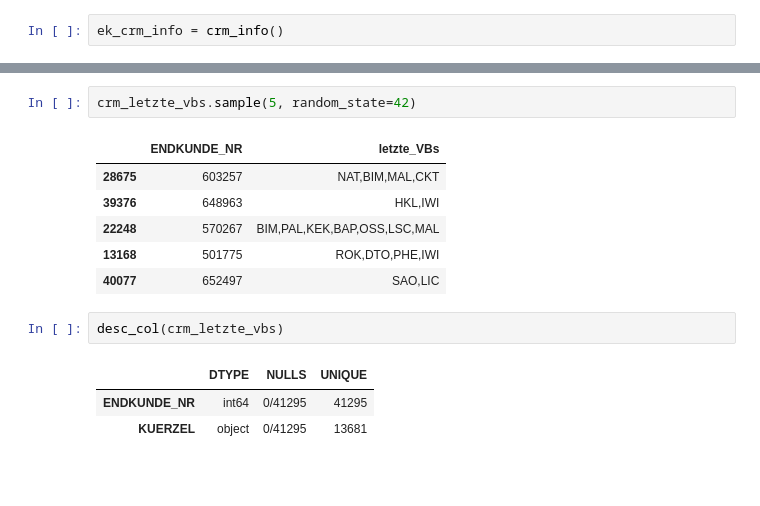
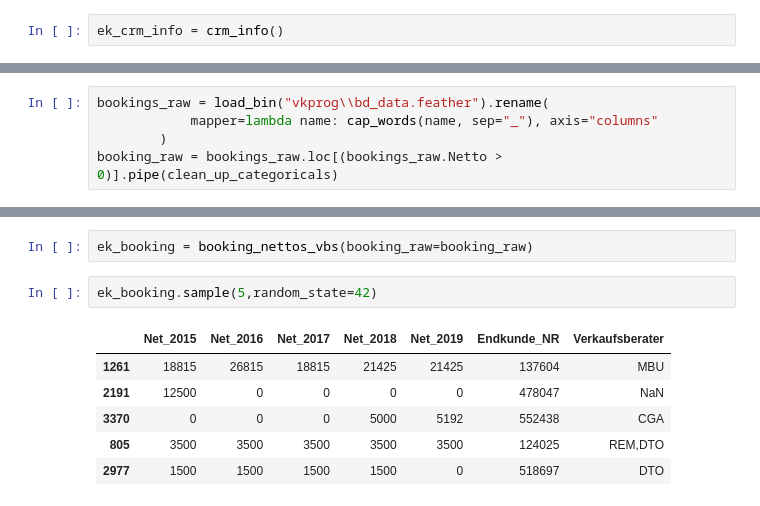
Before and after one commit to apgsga-stc/PredictiveAnalyticsPython, a Jupyter notebook: vkprog_analyse/scribbles.ipynb, the cells around one changed output, grey strips where cells are left out. Drawn from its saved outputs; the diff is of its cells as text; blank space fills up the shorter version.

Commit message:
End of day
there's an error in the yearly nettos. will fix tomorrow!

```diff
--- a/vkprog_analyse/scribbles.ipynb
+++ b/vkprog_analyse/scribbles.ipynb
@@ -213,0 +178,5 @@ Timestamp('2019-10-28 12:22:37.143738')
+# %%
+bookings_raw = load_bin("vkprog\\bd_data.feather").rename(
+            mapper=lambda name: cap_words(name, sep="_"), axis="columns"
+        )
+booking_raw = bookings_raw.loc[(bookings_raw.Netto > 0)].pipe(clean_up_categoricals)
@@ -214,15 +261,11 @@ Timestamp('2019-10-28 12:22:37.143738')
+# %%
+ek_booking = booking_nettos_vbs(booking_raw=booking_raw)
 # %%
-crm_letzte_vbs.sample(5, random_state=42)
+ek_booking.sample(5,random_state=42)
 # %% [output]
-|  | ENDKUNDE_NR | letzte_VBs |
-| 28675 | 603257 | NAT,BIM,MAL,CKT |
-| 39376 | 648963 | HKL,IWI |
-| 22248 | 570267 | BIM,PAL,KEK,BAP,OSS,LSC,MAL |
-| 13168 | 501775 | ROK,DTO,PHE,IWI |
-| 40077 | 652497 | SAO,LIC |
+|  | Net_2015 | Net_2016 | Net_2017 | Net_2018 | Net_2019 | Endkunde_NR | Verkaufsberater |
+| 1261 | 18815 | 26815 | 18815 | 21425 | 21425 | 137604 | MBU |
+| 2191 | 12500 | 0 | 0 | 0 | 0 | 478047 | NaN |
+| 3370 | 0 | 0 | 0 | 5000 | 5192 | 552438 | CGA |
+| 805 | 3500 | 3500 | 3500 | 3500 | 3500 | 124025 | REM,DTO |
+| 2977 | 1500 | 1500 | 1500 | 1500 | 0 | 518697 | DTO |
-# %%
-desc_col(crm_letzte_vbs)
-# %% [output]
-|  | DTYPE | NULLS | UNIQUE |
-| ENDKUNDE_NR | int64 | 0/41295 | 41295 |
-| KUERZEL | object | 0/41295 | 13681 |
```
Also changed, not shown: parts of 12 cells of this notebook, 1 other file.
